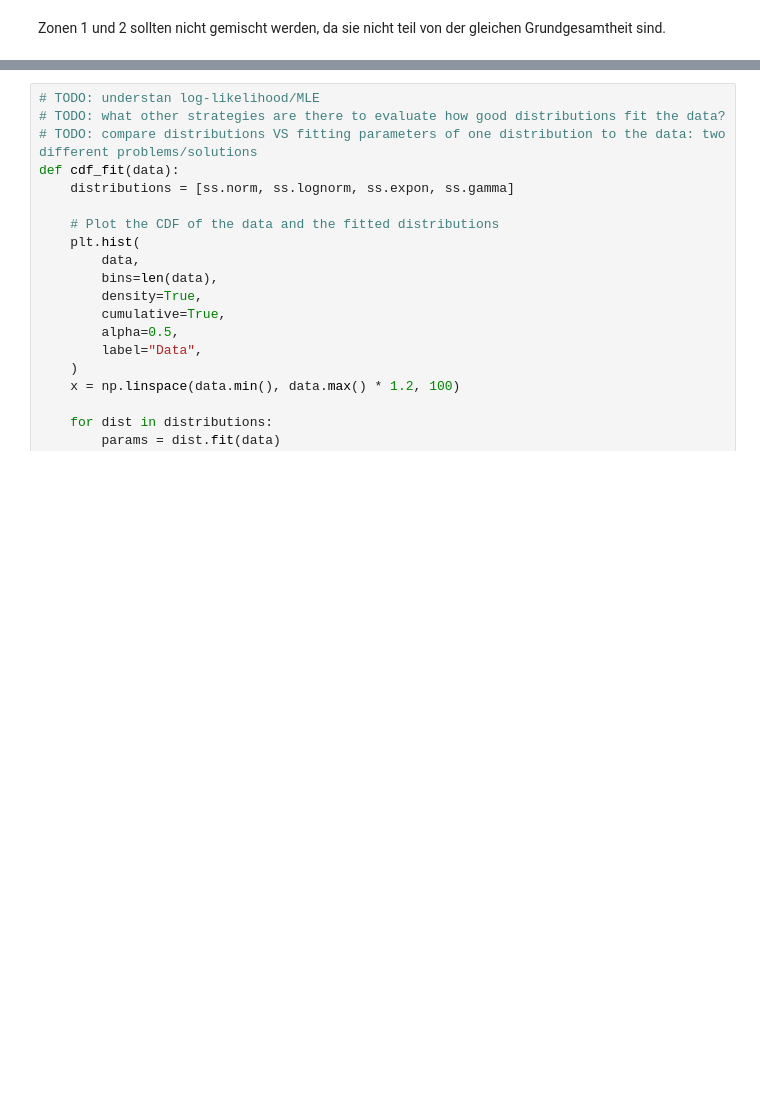
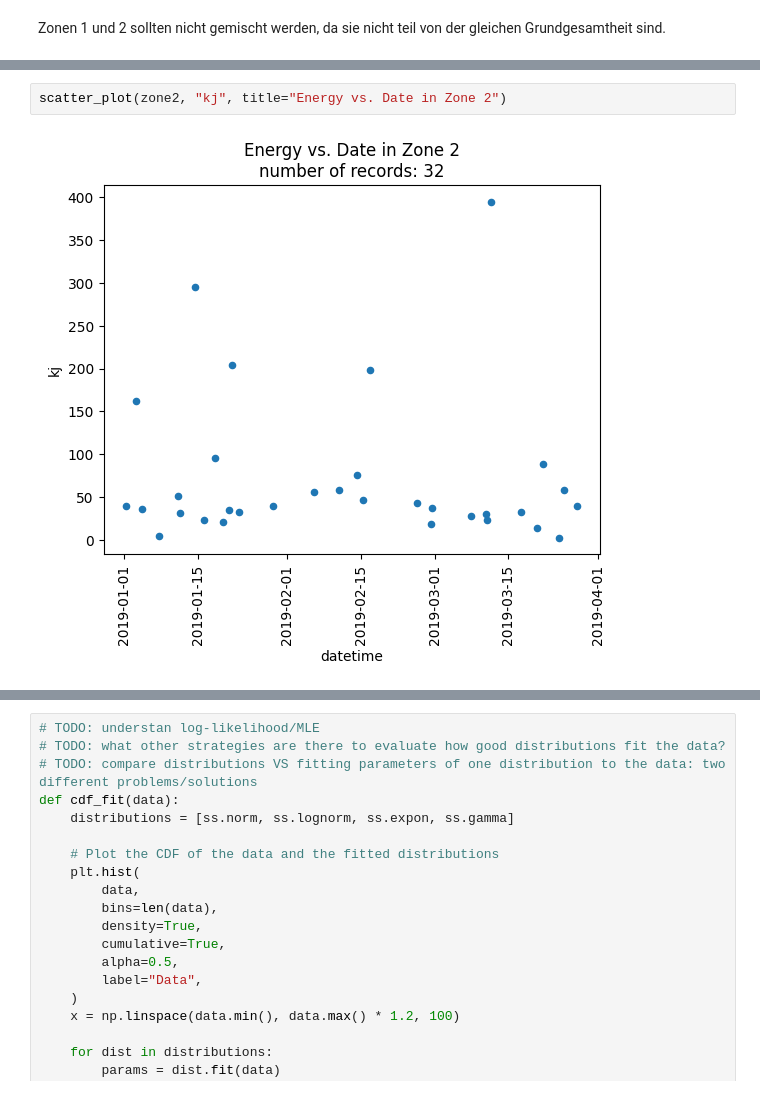
Before and after one commit to staldenhoefler/Steinschlag, a Jupyter notebook: steinschlag.ipynb, the cells around one changed output, grey strips where cells are left out. Saved outputs shown, nothing was run; the diff lists cells and outputs as text; blank space fills up the shorter version.

```diff
--- a/steinschlag.ipynb
+++ b/steinschlag.ipynb
@@ -147,3 +242,7 @@ Zonen 1 und 2 sollten nicht gemischt werden, da sie nicht teil von der gleichen
+# %%
+scatter_plot(zone2, "kj", title="Energy vs. Date in Zone 2")
+# %% [output]
+[figure, added]
 # %%
 num_bins = 10
 
```
Also changed, not shown: parts of 43 cells of this notebook.
